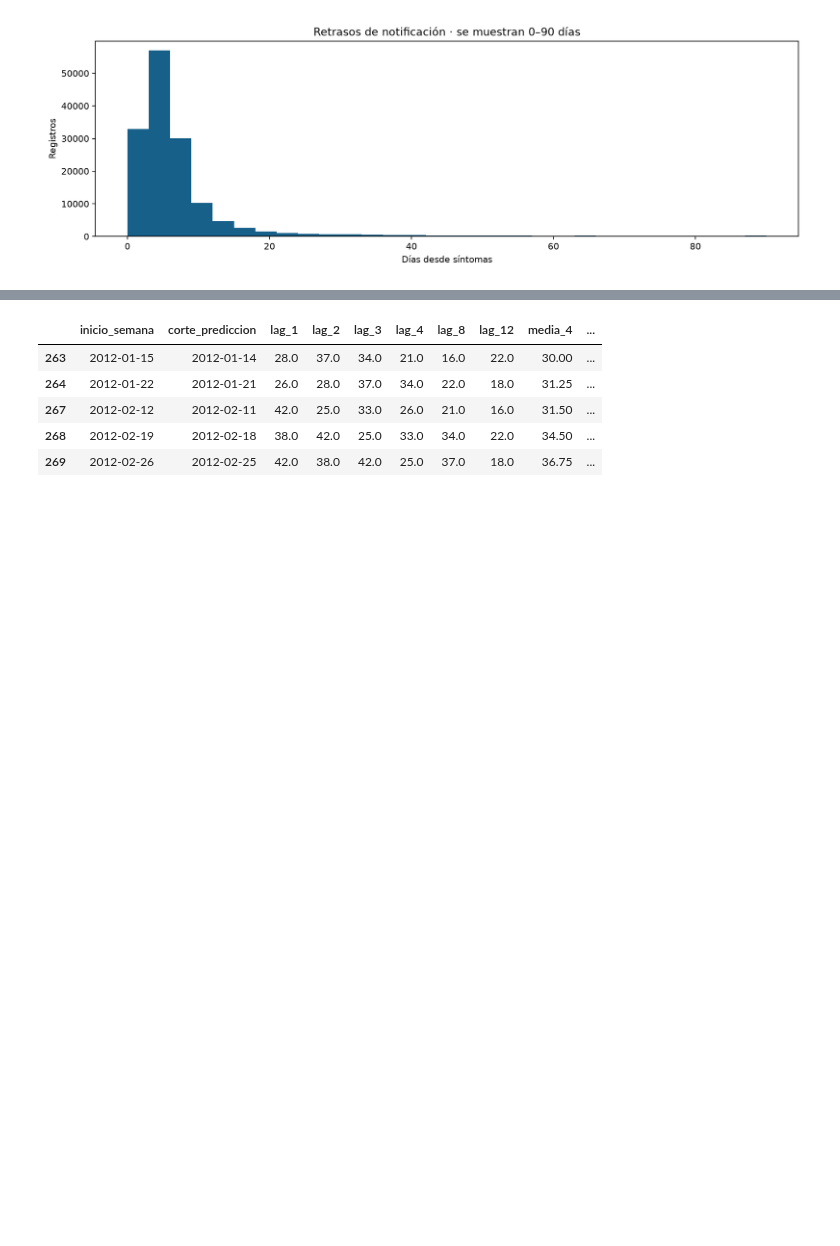
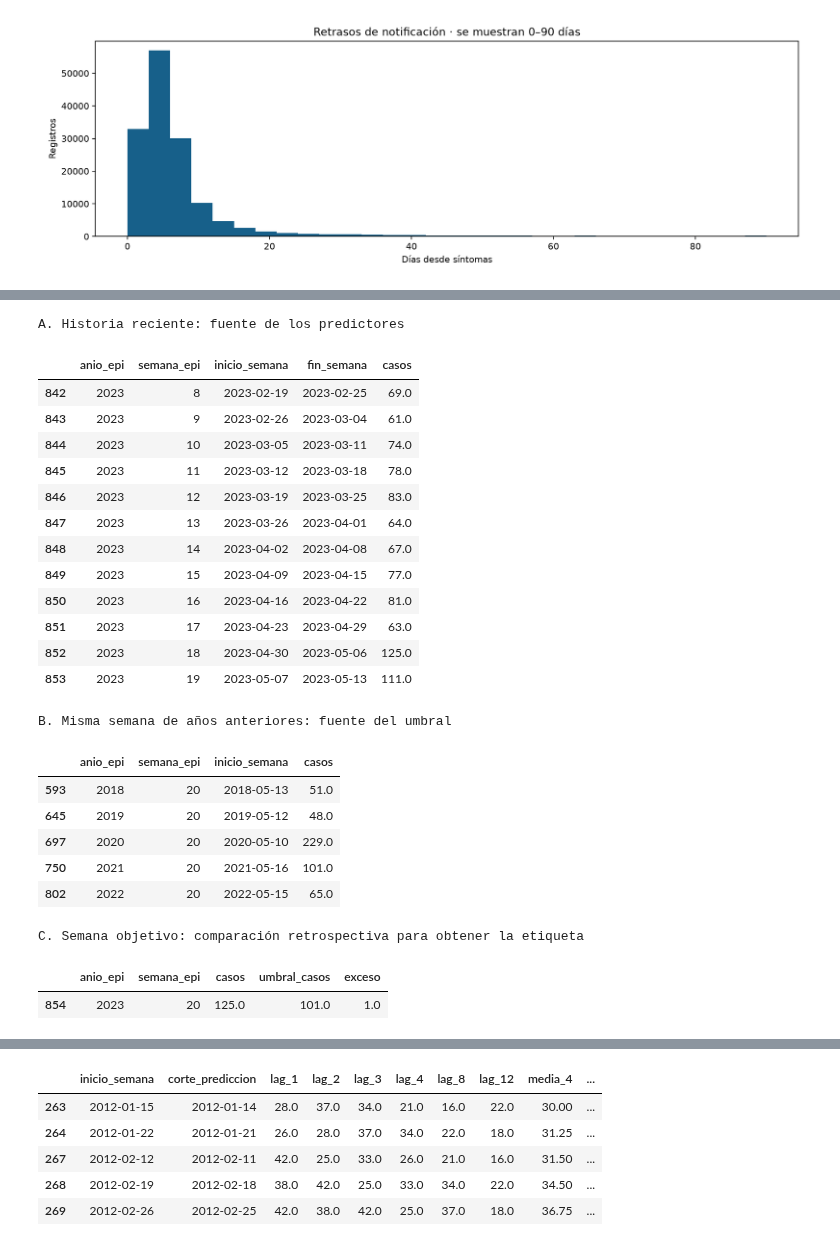
Before and after one commit to ProyectoDespliegueMAIA/Model, a Jupyter notebook: notebooks/01_preparacion_exploracion_cali.ipynb, the cells around one changed output, grey strips where cells are left out. Drawn from its saved outputs; the diff is of its cells as text; code cells hidden in the pictures; blank space fills up the shorter version.

```diff
--- a/notebooks/01_preparacion_exploracion_cali.ipynb
+++ b/notebooks/01_preparacion_exploracion_cali.ipynb
@@ -301,3 +328,45 @@ assert panel.loc[panel.exceso.notna(),'n_anios_canal'].ge(5).all()
+# %%
+pos = panel.index[panel.anio_epi.eq(2023) & panel.semana_epi.eq(20)][0]
+objetivo = panel.loc[pos]
+recientes = panel.iloc[max(0,pos-12):pos][['anio_epi','semana_epi','inicio_semana','fin_semana','casos']]
+historico = panel.loc[
+    panel.anio_epi.between(objetivo.anio_epi-cfg['ventana_canal_anios'],objetivo.anio_epi-1)
+    & panel.semana_epi.eq(objetivo.semana_epi),
+    ['anio_epi','semana_epi','inicio_semana','casos']]
+print('A. Historia reciente: fuente de los predictores')
+display(recientes)
+print('B. Misma semana de años anteriores: fuente del umbral')
+display(historico)
+print('C. Semana objetivo: comparación retrospectiva para obtener la etiqueta')
+display(panel.loc[[pos],['anio_epi','semana_epi','casos','umbral_casos','exceso']])
+assert recientes.fin_semana.max() < objetivo.inicio_semana
+assert historico.anio_epi.lt(objetivo.anio_epi).all()
+assert np.isclose(historico.casos.quantile(cfg['cuantil_canal']),objetivo.umbral_casos)
+# %% [output]
+A. Historia reciente: fuente de los predictores
+|  | anio_epi | semana_epi | inicio_semana | fin_semana | casos |
+| 842 | 2023 | 8 | 2023-02-19 | 2023-02-25 | 69.0 |
+| 843 | 2023 | 9 | 2023-02-26 | 2023-03-04 | 61.0 |
+| 844 | 2023 | 10 | 2023-03-05 | 2023-03-11 | 74.0 |
+| 845 | 2023 | 11 | 2023-03-12 | 2023-03-18 | 78.0 |
+| 846 | 2023 | 12 | 2023-03-19 | 2023-03-25 | 83.0 |
+| 847 | 2023 | 13 | 2023-03-26 | 2023-04-01 | 64.0 |
+| 848 | 2023 | 14 | 2023-04-02 | 2023-04-08 | 67.0 |
+| 849 | 2023 | 15 | 2023-04-09 | 2023-04-15 | 77.0 |
+| 850 | 2023 | 16 | 2023-04-16 | 2023-04-22 | 81.0 |
+| 851 | 2023 | 17 | 2023-04-23 | 2023-04-29 | 63.0 |
+| 852 | 2023 | 18 | 2023-04-30 | 2023-05-06 | 125.0 |
+| 853 | 2023 | 19 | 2023-05-07 | 2023-05-13 | 111.0 |
+B. Misma semana de años anteriores: fuente del umbral
+|  | anio_epi | semana_epi | inicio_semana | casos |
+| 593 | 2018 | 20 | 2018-05-13 | 51.0 |
+| 645 | 2019 | 20 | 2019-05-12 | 48.0 |
+| 697 | 2020 | 20 | 2020-05-10 | 229.0 |
+| 750 | 2021 | 20 | 2021-05-16 | 101.0 |
+| 802 | 2022 | 20 | 2022-05-15 | 65.0 |
+C. Semana objetivo: comparación retrospectiva para obtener la etiqueta
+|  | anio_epi | semana_epi | casos | umbral_casos | exceso |
+| 854 | 2023 | 20 | 125.0 | 101.0 | 1.0 |
 # %% [markdown]
 ## 8 Variables disponibles antes de la semana objetivo
 
```
Also changed, not shown: parts of 8 cells of this notebook, 5 other files.
